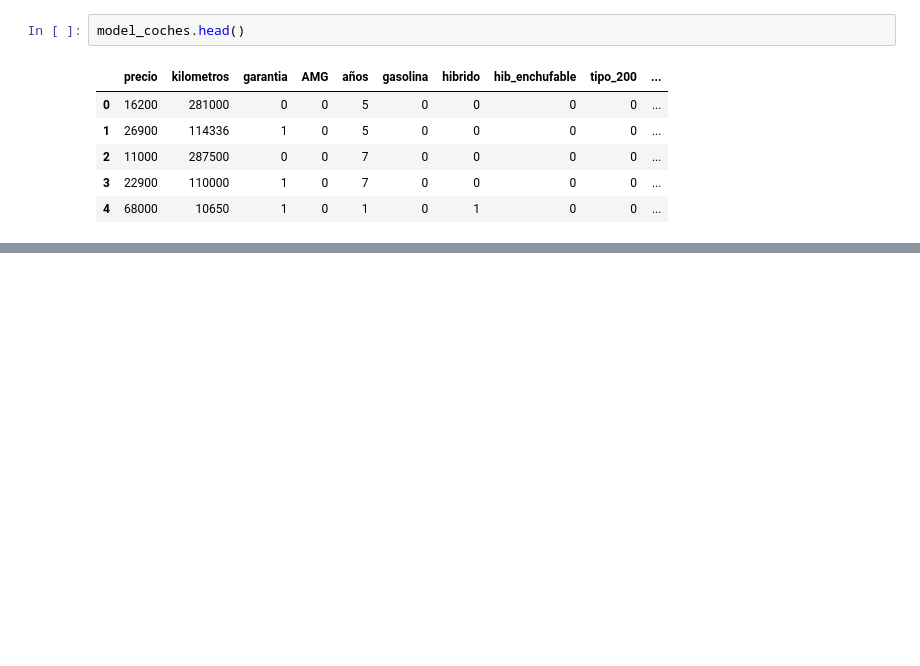
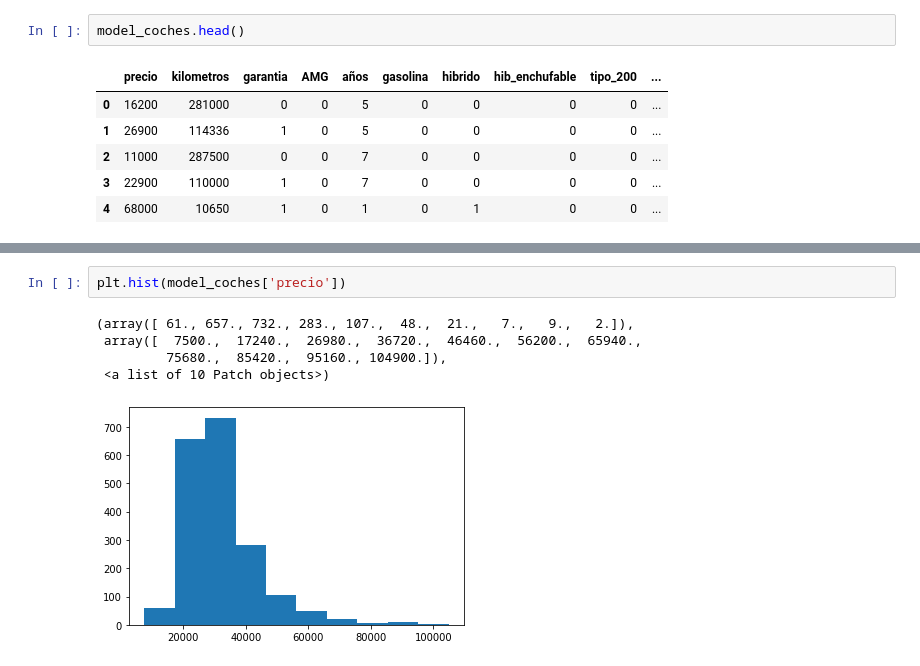
Before and after one commit to JAlonMor/Webscraping, a Jupyter notebook: MODEL_coches.ipynb, the cells around one changed output, grey strips where cells are left out. Saved outputs shown, nothing was run; the diff lists cells and outputs as text; blank space fills up the shorter version.

```diff
--- a/MODEL_coches.ipynb
+++ b/MODEL_coches.ipynb
@@ -46,0 +65,8 @@ model_coches.head()
+# %%
+plt.hist(model_coches['precio'])
+# %% [output]
+(array([ 61., 657., 732., 283., 107.,  48.,  21.,   7.,   9.,   2.]),
+ array([  7500.,  17240.,  26980.,  36720.,  46460.,  56200.,  65940.,
+         75680.,  85420.,  95160., 104900.]),
+ <a list of 10 Patch objects>)
+[figure, added]
```
Also changed, not shown: parts of 10 cells of this notebook.
